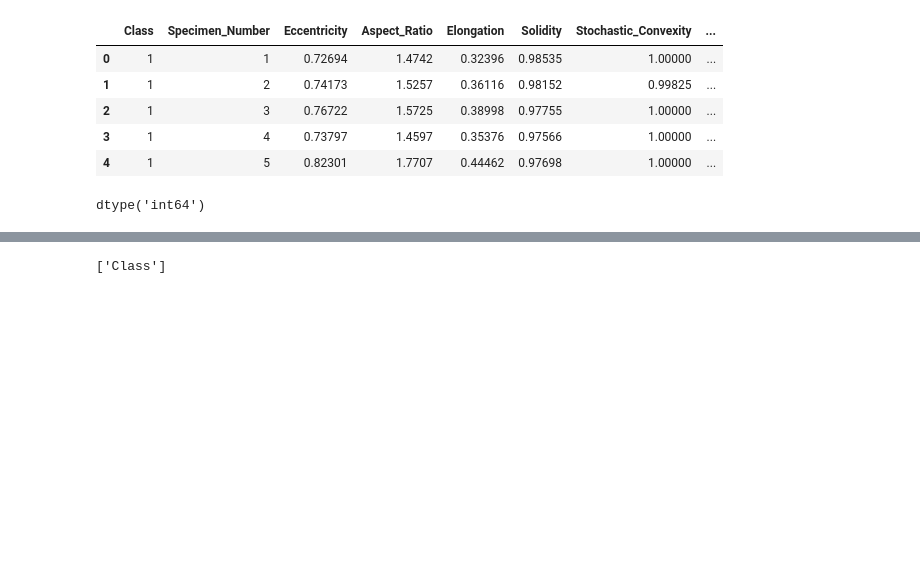
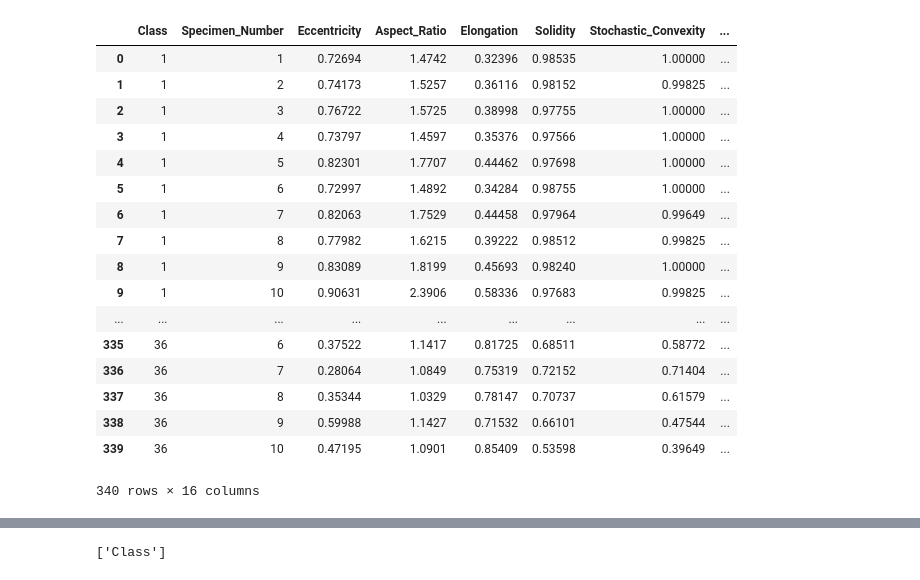
Before and after one commit to DmitryNakhimovich/ML_homework_1, a Jupyter notebook: Nakhimovich_lab_1.ipynb, the cells around one changed output, grey strips where cells are left out. Saved outputs shown, nothing was run; the diff lists cells and outputs as text; code cells hidden in the pictures; blank space fills up the shorter version.

```diff
--- a/Nakhimovich_lab_1.ipynb
+++ b/Nakhimovich_lab_1.ipynb
@@ -7,14 +32,23 @@ import pandas as pd
 data = pd.read_csv('https://raw.githubusercontent.com/DmitryNakhimovich/ML_homework_1/master/leaf.csv', sep = ',', engine = 'python')
-# %%
-data.head()
-# %% [output]
-|  | Class | Specimen_Number | Eccentricity | Aspect_Ratio | Elongation | Solidity | Stochastic_Convexity | ... |
-| 0 | 1 | 1 | 0.72694 | 1.4742 | 0.32396 | 0.98535 | 1.00000 | ... |
-| 1 | 1 | 2 | 0.74173 | 1.5257 | 0.36116 | 0.98152 | 0.99825 | ... |
-| 2 | 1 | 3 | 0.76722 | 1.5725 | 0.38998 | 0.97755 | 1.00000 | ... |
-| 3 | 1 | 4 | 0.73797 | 1.4597 | 0.35376 | 0.97566 | 1.00000 | ... |
-| 4 | 1 | 5 | 0.82301 | 1.7707 | 0.44462 | 0.97698 | 1.00000 | ... |
-# %%
-data['Class'].dtype
-# %% [output]
-dtype('int64')
+# %%
+# выведем полученные данные
+data
+# %% [output]
+|  | Class | Specimen_Number | Eccentricity | Aspect_Ratio | Elongation | Solidity | Stochastic_Convexity | ... |
+| 0 | 1 | 1 | 0.72694 | 1.4742 | 0.32396 | 0.98535 | 1.00000 | ... |
+| 1 | 1 | 2 | 0.74173 | 1.5257 | 0.36116 | 0.98152 | 0.99825 | ... |
+| 2 | 1 | 3 | 0.76722 | 1.5725 | 0.38998 | 0.97755 | 1.00000 | ... |
+| 3 | 1 | 4 | 0.73797 | 1.4597 | 0.35376 | 0.97566 | 1.00000 | ... |
+| 4 | 1 | 5 | 0.82301 | 1.7707 | 0.44462 | 0.97698 | 1.00000 | ... |
+| 5 | 1 | 6 | 0.72997 | 1.4892 | 0.34284 | 0.98755 | 1.00000 | ... |
+| 6 | 1 | 7 | 0.82063 | 1.7529 | 0.44458 | 0.97964 | 0.99649 | ... |
+| 7 | 1 | 8 | 0.77982 | 1.6215 | 0.39222 | 0.98512 | 0.99825 | ... |
+| 8 | 1 | 9 | 0.83089 | 1.8199 | 0.45693 | 0.98240 | 1.00000 | ... |
+| 9 | 1 | 10 | 0.90631 | 2.3906 | 0.58336 | 0.97683 | 0.99825 | ... |
+| ... | ... | ... | ... | ... | ... | ... | ... | ... |
+| 335 | 36 | 6 | 0.37522 | 1.1417 | 0.81725 | 0.68511 | 0.58772 | ... |
+| 336 | 36 | 7 | 0.28064 | 1.0849 | 0.75319 | 0.72152 | 0.71404 | ... |
+| 337 | 36 | 8 | 0.35344 | 1.0329 | 0.78147 | 0.70737 | 0.61579 | ... |
+| 338 | 36 | 9 | 0.59988 | 1.1427 | 0.71532 | 0.66101 | 0.47544 | ... |
+| 339 | 36 | 10 | 0.47195 | 1.0901 | 0.85409 | 0.53598 | 0.39649 | ... |
+340 rows × 16 columns
```
Also changed, not shown: parts of 47 cells of this notebook.
